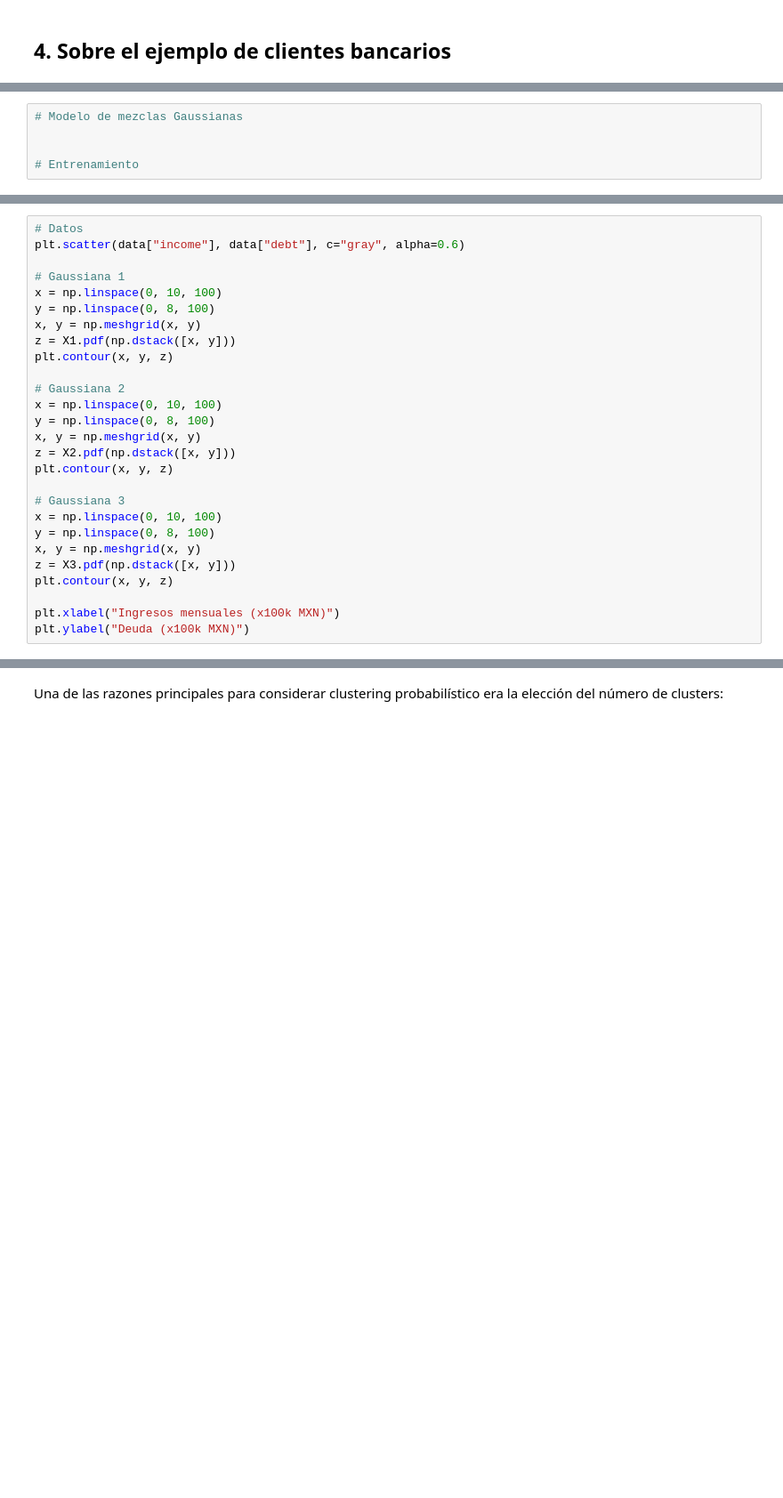
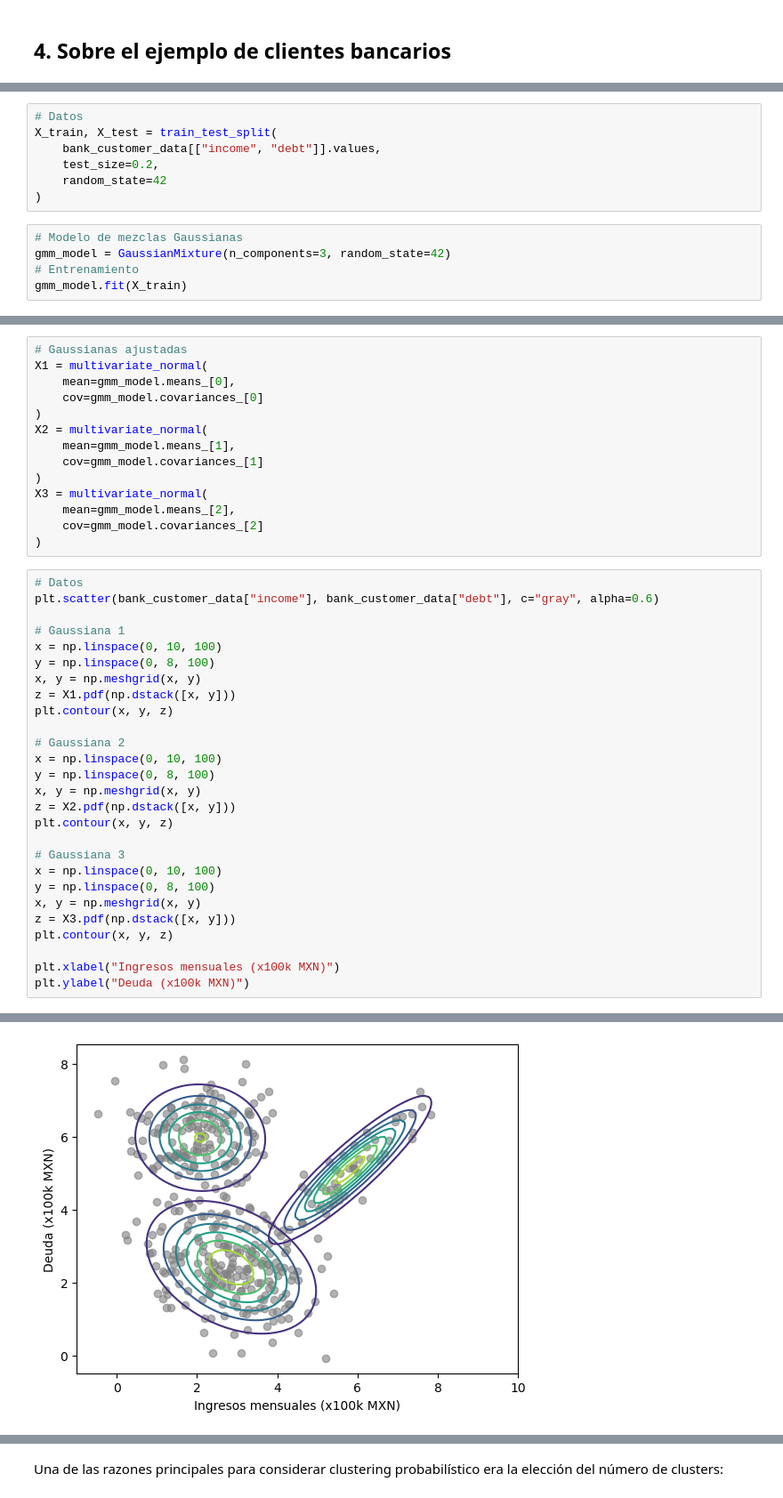
Before and after one commit to esjimenezro/meb2025, a Jupyter notebook: modulo_adicional/tema3/1_ame_gmm.ipynb, the cells around one changed output, grey strips where cells are left out. Shown at 89% size. Saved outputs shown, nothing was run; the diff lists cells and outputs as text; blank space fills up the shorter version.

```diff
--- a/modulo_adicional/tema3/1_ame_gmm.ipynb
+++ b/modulo_adicional/tema3/1_ame_gmm.ipynb
@@ -262,5 +320,12 @@ ___
+# %%
+# Datos
+X_train, X_test = train_test_split(
+    bank_customer_data[["income", "debt"]].values,
+    test_size=0.2,
+    random_state=42
+)
 # %%
 # Modelo de mezclas Gaussianas
-
-
+gmm_model = GaussianMixture(n_components=3, random_state=42)
 # Entrenamiento
+gmm_model.fit(X_train)
@@ -271,6 +356,20 @@ ___
+# %%
+# Gaussianas ajustadas
+X1 = multivariate_normal(
+    mean=gmm_model.means_[0],
+    cov=gmm_model.covariances_[0]
+)
+X2 = multivariate_normal(
+    mean=gmm_model.means_[1],
+    cov=gmm_model.covariances_[1]
+)
+X3 = multivariate_normal(
+    mean=gmm_model.means_[2],
+    cov=gmm_model.covariances_[2]
+)
 # %%
 # Datos
-plt.scatter(data["income"], data["debt"], c="gray", alpha=0.6)
+plt.scatter(bank_customer_data["income"], bank_customer_data["debt"], c="gray", alpha=0.6)
 
 # Gaussiana 1
 x = np.linspace(0, 10, 100)
@@ -295,3 +394,4 @@ plt.contour(x, y, z)
 
 plt.xlabel("Ingresos mensuales (x100k MXN)")
 plt.ylabel("Deuda (x100k MXN)")
+# %% [output]
@@ -298,2 +399,3 @@ plt.ylabel("Deuda (x100k MXN)")
+[figure, added]
 # %%
 # Por colores - respecto a la probabilidad de pertenencia
```
Also changed, not shown: parts of 19 cells of this notebook.
